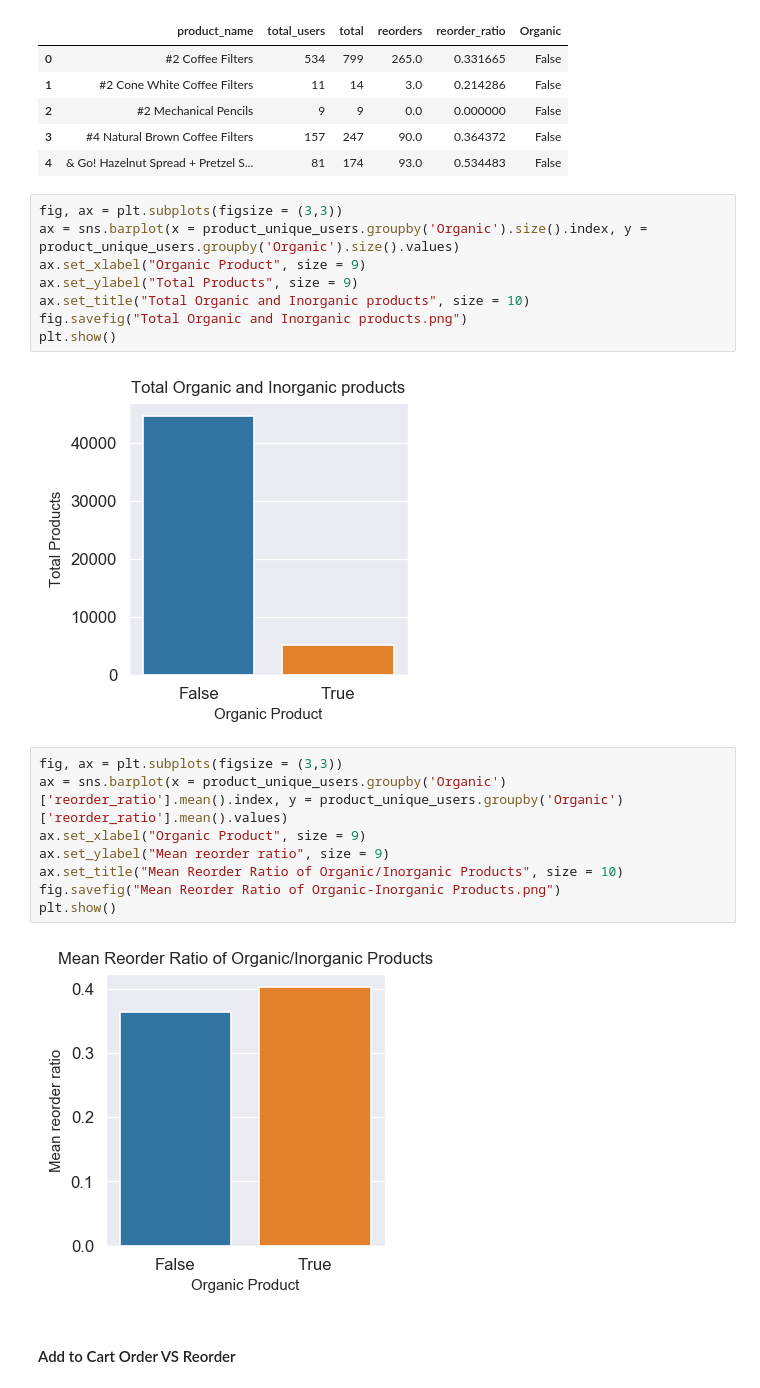
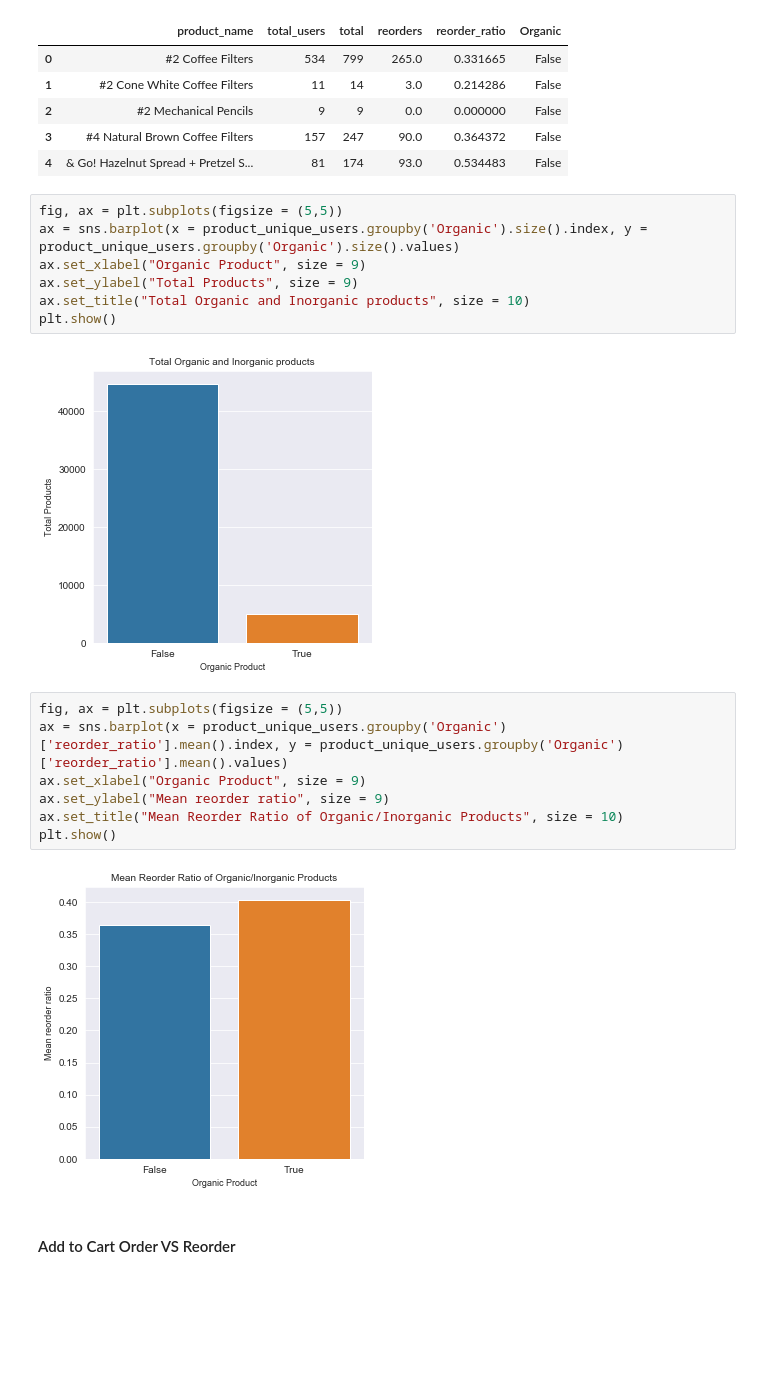
Before and after one commit to archd3sai/Instacart-Market-Basket-Analysis, a Jupyter notebook: Exploratory Data Analysis.ipynb, the cells around one changed output. Drawn from its saved outputs; the diff is of its cells as text; blank space fills up the shorter version.

```diff
--- a/Exploratory Data Analysis.ipynb
+++ b/Exploratory Data Analysis.ipynb
@@ -328,25 +320,23 @@ product_unique_users.head()
 | 3 | #4 Natural Brown Coffee Filters | 157 | 247 | 90.0 | 0.364372 | False |
 | 4 | & Go! Hazelnut Spread + Pretzel S... | 81 | 174 | 93.0 | 0.534483 | False |
 # %%
-fig, ax = plt.subplots(figsize = (3,3))
+fig, ax = plt.subplots(figsize = (5,5))
 ax = sns.barplot(x = product_unique_users.groupby('Organic').size().index, y = product_unique_users.groupby('Organic').size().values)
 ax.set_xlabel("Organic Product", size = 9)
 ax.set_ylabel("Total Products", size = 9)
 ax.set_title("Total Organic and Inorganic products", size = 10)
-fig.savefig("Total Organic and Inorganic products.png")
 plt.show()
 # %% [output]
-[figure, old version]
+[figure, new version]
 # %%
-fig, ax = plt.subplots(figsize = (3,3))
+fig, ax = plt.subplots(figsize = (5,5))
 ax = sns.barplot(x = product_unique_users.groupby('Organic')['reorder_ratio'].mean().index, y = product_unique_users.groupby('Organic')['reorder_ratio'].mean().values)
 ax.set_xlabel("Organic Product", size = 9)
 ax.set_ylabel("Mean reorder ratio", size = 9)
 ax.set_title("Mean Reorder Ratio of Organic/Inorganic Products", size = 10)
-fig.savefig("Mean Reorder Ratio of Organic-Inorganic Products.png")
 plt.show()
 # %% [output]
-[figure, old version]
+[figure, new version]
 # %% [markdown]
 #### Add to Cart Order VS Reorder
 # %%
```
Also changed, not shown: parts of 13 cells of this notebook.
